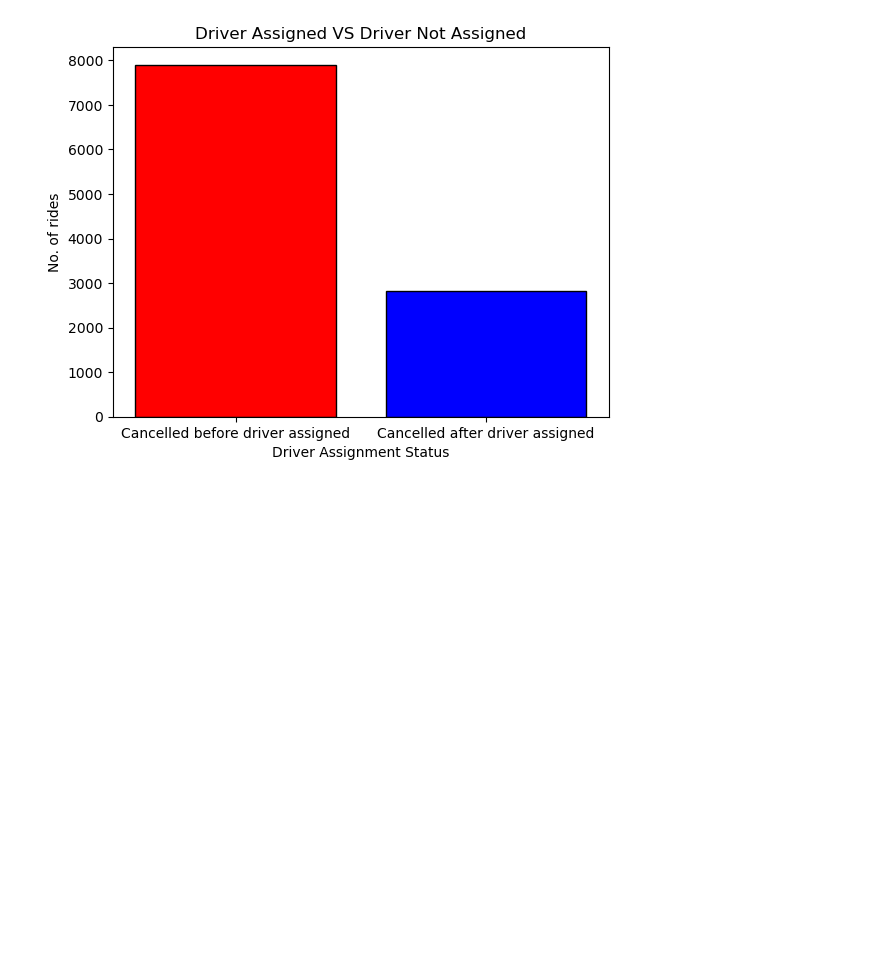
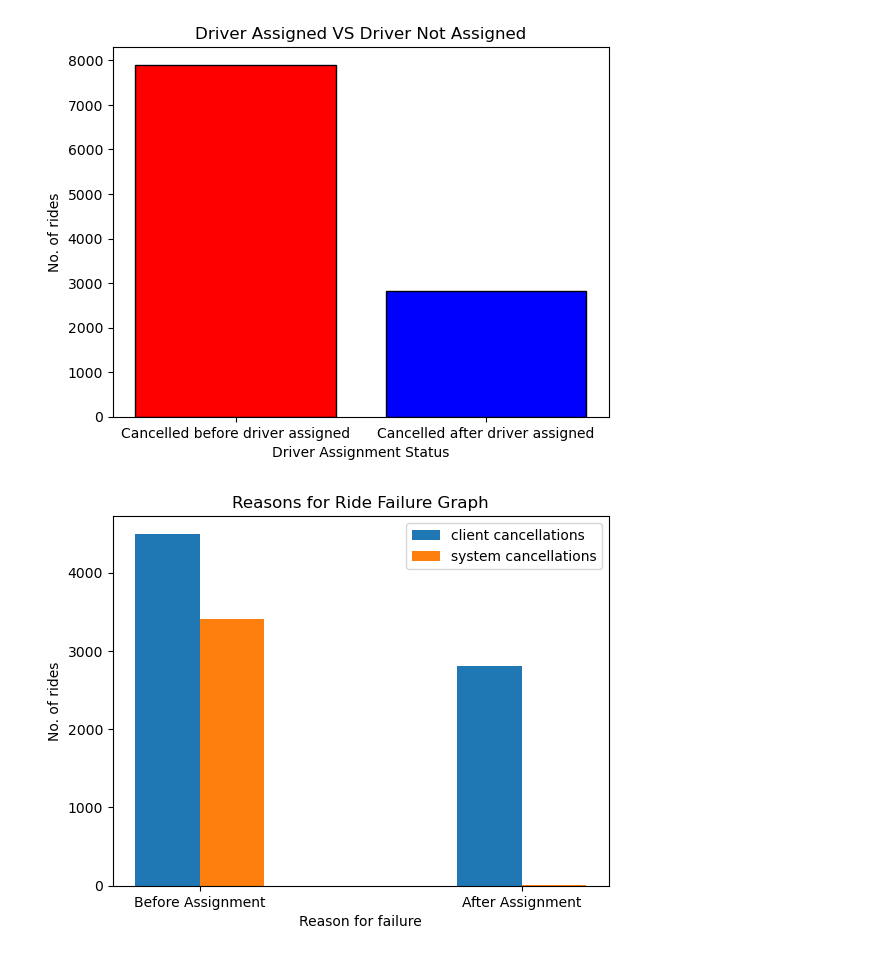
Before and after one commit to pkcommits/Python-Projects, a Jupyter notebook: taxi_analysis/analysis.ipynb, the cells around one changed output. Drawn from its saved outputs; the diff is of its cells as text; code cells hidden in the pictures; blank space fills up the shorter version.

```diff
--- a/taxi_analysis/analysis.ipynb
+++ b/taxi_analysis/analysis.ipynb
@@ -110,3 +111,22 @@ plt.show
 # %% [output]
 <function matplotlib.pyplot.show(close=None, block=None)>
 [figure]
+# %%
+w = 0.2
+categories = ['Before Assignment', 'After Assignment']
+client_cancellation = [Driver_notassign_client_cancelled, Driver_assign_client_cancelled ]
+system_cancellation = [Driver_notassign_system_cancelled, Driver_assign_system_cancelled]
+bar1 = np.arange(len(categories))
+bar2 = [i + w for i in bar1]
+
+plt.bar(bar1, client_cancellation, w, label = 'client cancellations')
+plt.bar(bar2, system_cancellation, w, label = 'system cancellations')
+
+plt.xlabel('Reason for failure')
+plt.ylabel('No. of rides')
+plt.title('Reasons for Ride Failure Graph')
+plt.xticks(bar1 +w/2, categories)
+plt.legend()
+plt.show()
+# %% [output]
+[figure, added]
```
Also changed, not shown: parts of 2 cells of this notebook.
